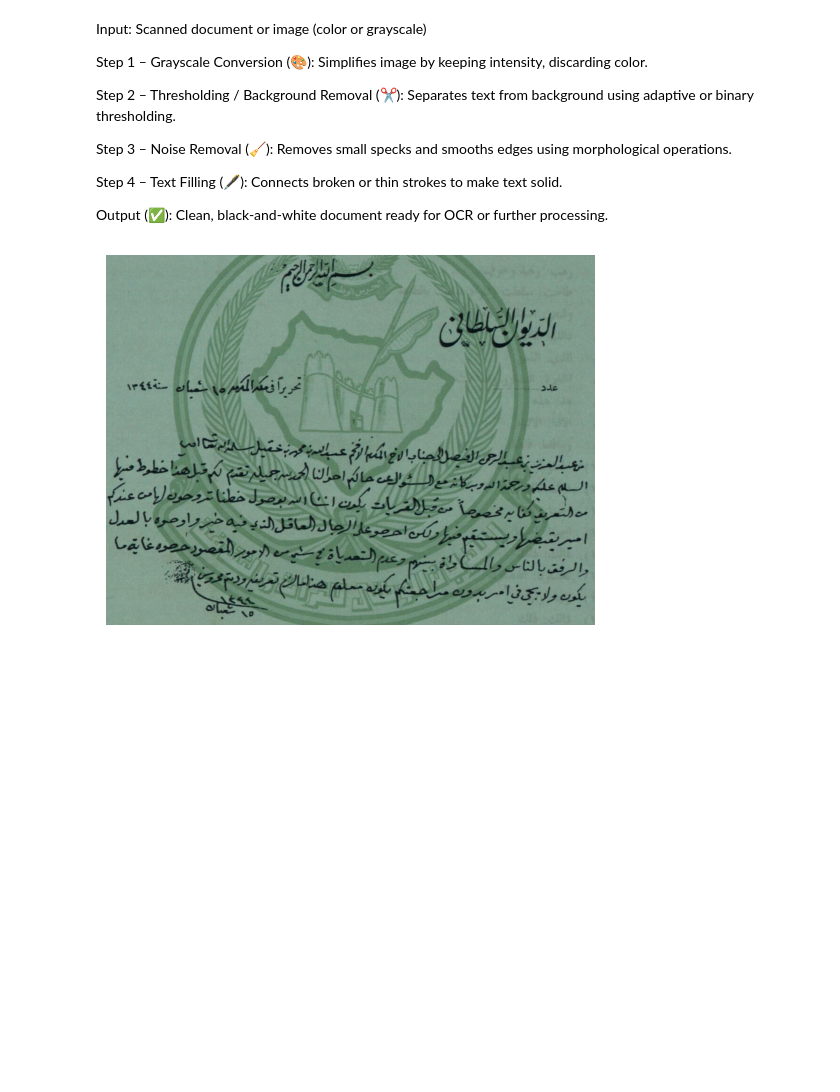
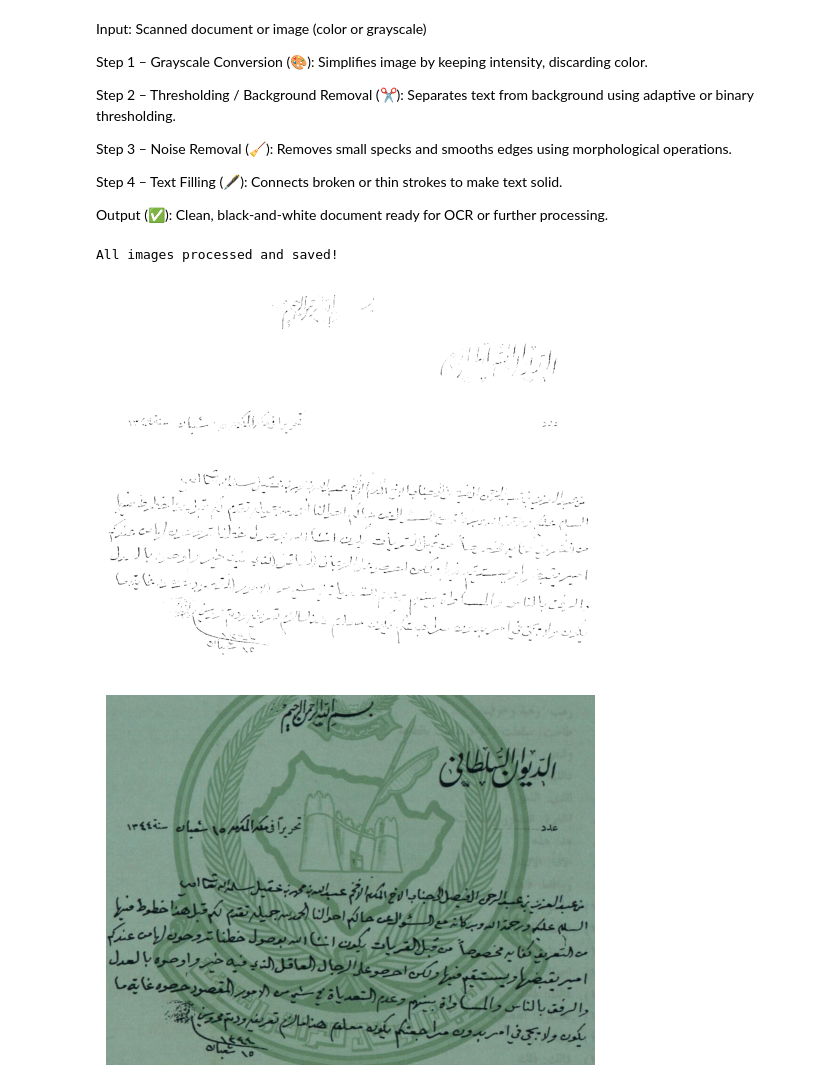
Before and after one commit to kamranjaved/Arabic_OCR, a Jupyter notebook: Document_BG_Removal.ipynb, the cells around one changed output. Saved outputs shown, nothing was run; the diff lists cells and outputs as text; code cells hidden in the pictures; blank space fills up the shorter version.

```diff
--- a/Document_BG_Removal.ipynb
+++ b/Document_BG_Removal.ipynb
@@ -14,6 +14,77 @@ Step 3 – Noise Removal (🧹): Removes small specks and smooths edges using mo
 Step 4 – Text Filling (🖋): Connects broken or thin strokes to make text solid.
 
 Output (✅): Clean, black-and-white document ready for OCR or further processing.
+# %%
+import cv2
+import numpy as np
+import os
+
+# Input and output folders
+input_folder = "input_images"     # folder with original images
+output_folder = "output_images"   # folder to save processed images
+
+# Create output folder if it doesn't exist
+os.makedirs(output_folder, exist_ok=True)
+
+# Loop over all images in input folder
+for filename in os.listdir(input_folder):
+    if filename.lower().endswith((".png", ".jpg", ".jpeg", ".tif")):
+        # Load image
+        img_path = os.path.join(input_folder, filename)
+        img = cv2.imread(img_path)
+
+        # Convert to grayscale
+        gray = cv2.cvtColor(img, cv2.COLOR_BGR2GRAY)
+
+        # Apply adaptive thresholding
+        thresh3 = cv2.adaptiveThreshold(
+            gray, 255,
+            cv2.ADAPTIVE_THRESH_GAUSSIAN_C,
+            cv2.THRESH_BINARY,
+            11, 10
+        )
+
+        # Invert if needed (white text on black)
+        #thresh = cv2.bitwise_not(thresh)
+
+        # Create a small kernel
+        kernel = np.ones((2,2), np.uint8)
+
+        # Remove small white noise in black text
+        bw_clean = cv2.morphologyEx(thresh3, cv2.MORPH_OPEN, kernel)
+
+        # Optional: close small gaps in text
+        bw_clean = cv2.morphologyEx(bw_clean, cv2.MORPH_CLOSE, kernel)
+
+
+
+        kernel = np.ones((2,2), np.uint8)
+
+        # First remove noise (small dots)
+        bw_clean = cv2.morphologyEx(bw_clean, cv2.MORPH_OPEN, kernel)
+
+        # Then connect broken text strokes
+        bw_clean = cv2.morphologyEx(bw_clean, cv2.MORPH_CLOSE, kernel)
+
+        # Simple binary threshold
+        #_, bw = cv2.threshold(thresh3, 127, 255, cv2.THRESH_BINARY)
+        # Kernel size controls how much you fill text
+        #kernel = np.ones((3,3), np.uint8)
+        #filled_text = cv2.dilate(bw_clean, kernel, iterations=1)
+
+        # Save processed image
+        save_path = os.path.join(output_folder, filename)
+        cv2.imwrite(save_path, bw_clean)
+
+print("All images processed and saved!")
+# %% [output]
+All images processed and saved!
+# %%
+plt.imshow(filled_text,cmap='gray')
+plt.axis('off')  # Hide axes
+plt.show()
+# %% [output]
+[figure, added]
 # %%
 import cv2
 import numpy as np
```
Also changed, not shown: parts of 2 cells of this notebook.
